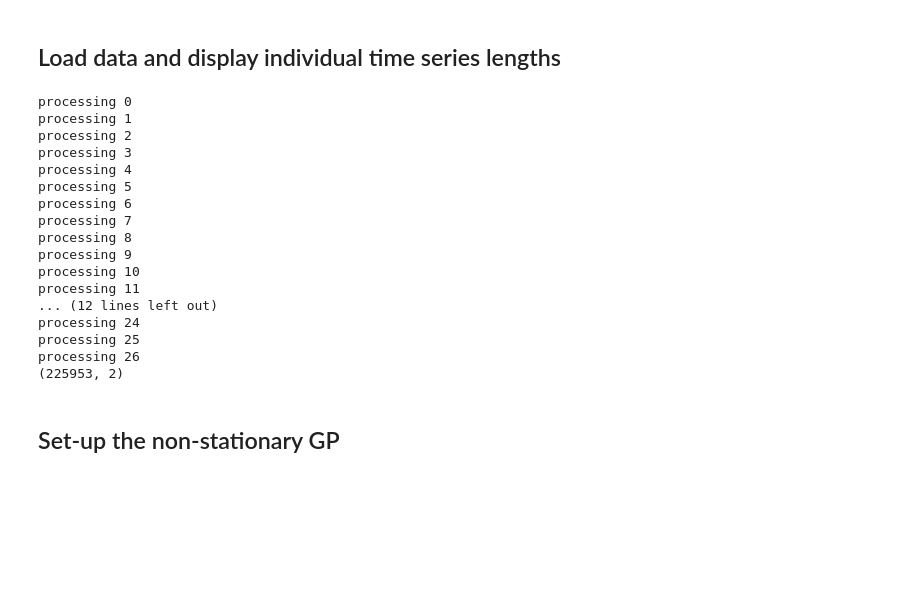
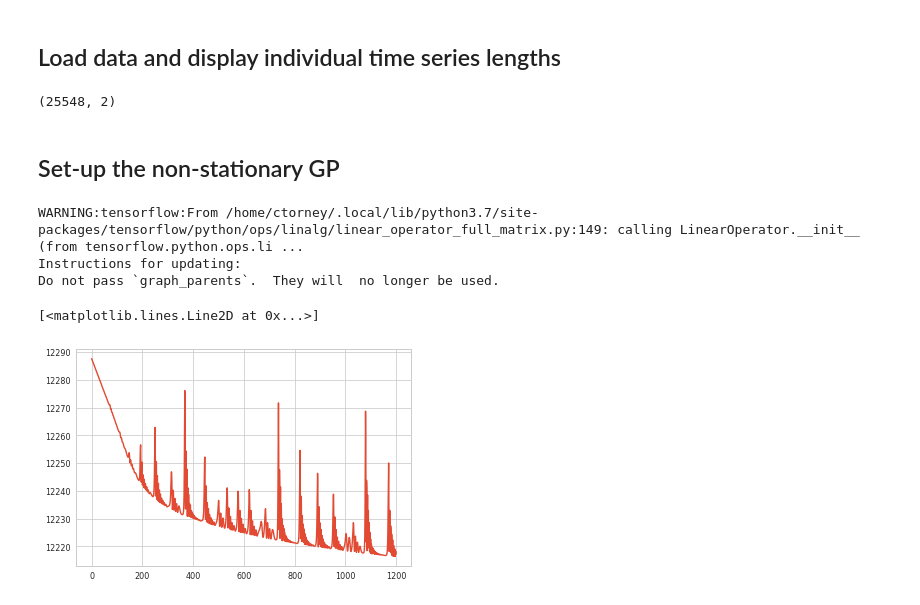
Before and after one commit to ctorney/moveNSGP, a Jupyter notebook: fitSheep.ipynb, the cells around one changed output. Drawn from its saved outputs; the diff is of its cells as text; code cells hidden in the pictures; blank space fills up the shorter version.

```diff
--- a/fitSheep.ipynb
+++ b/fitSheep.ipynb
@@ -90,35 +87,19 @@ def setup_data(skip_i=1,skip=3):
 
     T=T[::skip,None]
     X=X[::skip]
-    ID=IDs[::skip]
+    ID=ID[::skip]
 
     return X, T, ID
 # %%
-X,T,ID = setup_data(skip_i=1,skip=2)
+X,T,ID = setup_data(skip_i=10,skip=2)
 X[:,0] = X[:,0]-X[:,0].mean()
 X[:,1] = X[:,1]-X[:,1].mean()
-X[:,0] = X[:,0]/1000#X[:,1].std()
-X[:,1] = X[:,1]/1000#X[:,1].std()
+X[:,0] = X[:,0]/1000
+X[:,1] = X[:,1]/1000
 
 print(X.shape)
 # %% [output]
-processing 0
-processing 1
-processing 2
-processing 3
-processing 4
-processing 5
-processing 6
-processing 7
-processing 8
-processing 9
-processing 10
-processing 11
-... (12 lines left out)
-processing 24
-processing 25
-processing 26
-(225953, 2)
+(25548, 2)
 # %%
 def sp_shift(x):
     # softplus transform with shift
@@ -131,25 +112,22 @@ def sp_shift(x):
 def periodic_kernel(x1,x2):
     # periodic kernel with parameter set to encode
     # daily activity pattern (period=rescale).
-    x2a = x2+ np.float64(1)#2*0.18)#24/pi)
-    return tfp.math.psd_kernels.ExpSinSquared(x1,x2a,np.float64(24.0))
+    return tfp.math.psd_kernels.ExpSinSquared(x1,x2,np.float64(24.0))
 
 # transform for parameter to ensure positive
 transforms=[sp_shift,sp_shift]
 #transforms=[sp_shift]
 
 # diffuse priors on parameters
-lpriors = [tfd.Normal(loc = np.float64(0.),scale=np.float64(1)),
-           tfd.Normal(loc = np.float64(0),scale=np.float64(1)),
+lpriors = [tfd.Normal(loc = np.float64(0),scale=np.float64(1)),
            tfd.Normal(loc = np.float64(0),scale=np.float64(10.))]
 
 apriors = [tfd.Normal(loc = np.float64(0.),scale=np.float64(1)),
-           tfd.Normal(loc = np.float64(0.),scale=np.float64(1)),
            tfd.Normal(loc = np.float64(0),scale=np.float64(10.))]
 
 
-lparams_init = [0.0,0.0,0.0]#p.mean().numpy() for p in lpriors]
-aparams_init = [0.0,0.0,0.0]#[0.0 for p in apriors]
+lparams_init = [0.0,0.0]
+aparams_init = [0.0,0.0]
 
 
 # create the model #2880
@@ -162,11 +140,14 @@ mover = moveNS(T,X,Z, ID, BATCH_SIZE=1000, MIN_REMAIN=500,velocity=True, std_obs
                         lparams_init=lparams_init,
                         lpriors=lpriors,
                         ltransforms=transforms)
+
+
+#-mover.log_posterior(*mover.kernel_params)
 # %%
 
 learning_rate = tf.optimizers.schedules.ExponentialDecay(
     initial_learning_rate=1e-1,
-    decay_steps=10,
+    decay_steps=50,
     decay_rate=0.99,
     staircase=True)
 
@@ -179,15 +160,20 @@ for i in pbar:
     with tf.GradientTape() as t:
         loss = -mover.log_posterior(*mover.kernel_params)
     loss_history[i] = loss.numpy()
-    pbar.set_description("Loss %f" % loss_history[i])
+    pbar.set_description("Loss %f" % (loss_history[i]))
 
     gradients = t.gradient(loss, mover.kernel_params)
     optimizer.apply_gradients(zip(gradients, mover.kernel_params))
 #n=3.5
+# %% [output]
+WARNING:tensorflow:From /home/ctorney/.local/lib/python3.7/site-packages/tensorflow/python/ops/linalg/linear_operator_full_matrix.py:149: calling LinearOperator.__init__ (from tensorflow.python.ops.li ...
+Instructions for updating:
+Do not pass `graph_parents`.  They will  no longer be used.
 # %%
-plt.plot(loss_history[1500:])
-plt.show()
-loss.numpy()
+plt.plot(loss_history[800:])
+# %% [output]
+[<matplotlib.lines.Line2D at 0x...>]
+[figure, added]
 # %%
 lengths = mover.get_lengthscale()
 plt.plot(Z,lengths,'o',c='b')
```
Also changed, not shown: parts of 127 cells of this notebook.
